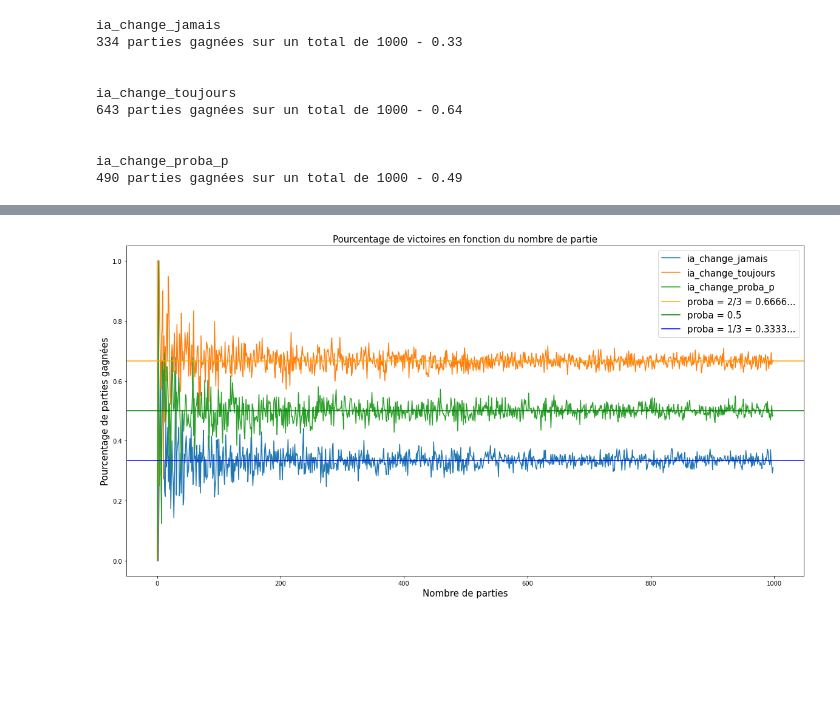
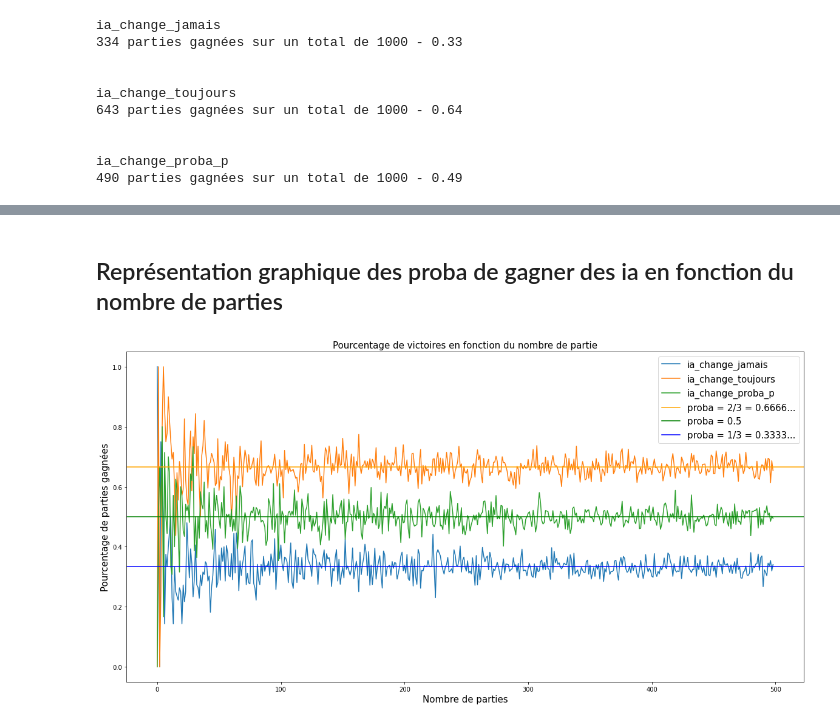
Before and after one commit to Sali-ko/hetic_m1_csb_public, a Jupyter notebook: tp_8_wrap_up_exercice.ipynb, the cells around one changed output, grey strips where cells are left out. Cells and saved outputs as stored; diff of their text form; code cells hidden in the pictures; blank space fills up the shorter version.

```diff
--- a/tp_8_wrap_up_exercice.ipynb
+++ b/tp_8_wrap_up_exercice.ipynb
@@ -277,17 +277,3 @@ ia_change_toujours
 
 ia_change_proba_p
 490 parties gagnées sur un total de 1000 - 0.49
-# %%
-import pandas as pd
-
-stats_ia = {}
-
-
-for ia in ["ia_change_jamais", "ia_change_toujours", "ia_change_proba_p"]:
-    stats_ia[ia] = []
-    for N_PARTIES in range(1, 1000):
-        jeu_monthy = JeuMonthy(user=ia, verbose=False, p=0.5)
-        jeu_monthy.jouer_plusieurs_jeux(N_PARTIES)
-        score = jeu_monthy.score
-        score_in_percent = score / N_PARTIES
-        stats_ia[ia].append(score_in_percent)
@@ -296,14 +280,30 @@ for ia in ["ia_change_jamais", "ia_change_toujours", "ia_change_proba_p"]:
+# %% [markdown]
+## Représentation graphique des proba de gagner des ia en fonction du nombre de parties
 # %%
+import pandas as pd
+
+stats_ia = {}
+
+for ia in ["ia_change_jamais", "ia_change_toujours", "ia_change_proba_p"]:
+    stats_ia[ia] = []
+    for N_PARTIES in range(1, 500):
+        jeu_monthy = JeuMonthy(user=ia, verbose=False, p=0.5)
+        jeu_monthy.jouer_plusieurs_jeux(N_PARTIES)
+        score = jeu_monthy.score
+        score_in_percent = score / N_PARTIES
+        stats_ia[ia].append(score_in_percent)
+
+
 df = pd.DataFrame.from_dict(stats_ia, orient='index').T
 df = df.rename(index={ia_1:"IA qui ne change jamais", ia_2: "IA qui change toujours", ia_3:"ia_change_proba_p"})
 df.plot(figsize=(20,10))
 plt.axhline(2/3, color='orange', label="proba = 2/3 = 0.6666...")
 plt.axhline(0.5, color='green', label="proba = 0.5")
 plt.axhline(1/3, color='blue', label="proba = 1/3 = 0.3333...")
 plt.legend(fontsize=15)
 plt.title("Pourcentage de victoires en fonction du nombre de partie", fontsize=15)
 plt.xlabel("Nombre de parties", fontsize=15)
 plt.ylabel("Pourcentage de parties gagnées", fontsize=15)
 plt.show()
 # %% [output]
-[figure, old version]
+[figure, new version]
```
Also changed, not shown: parts of 5 cells of this notebook, 5 other files.
